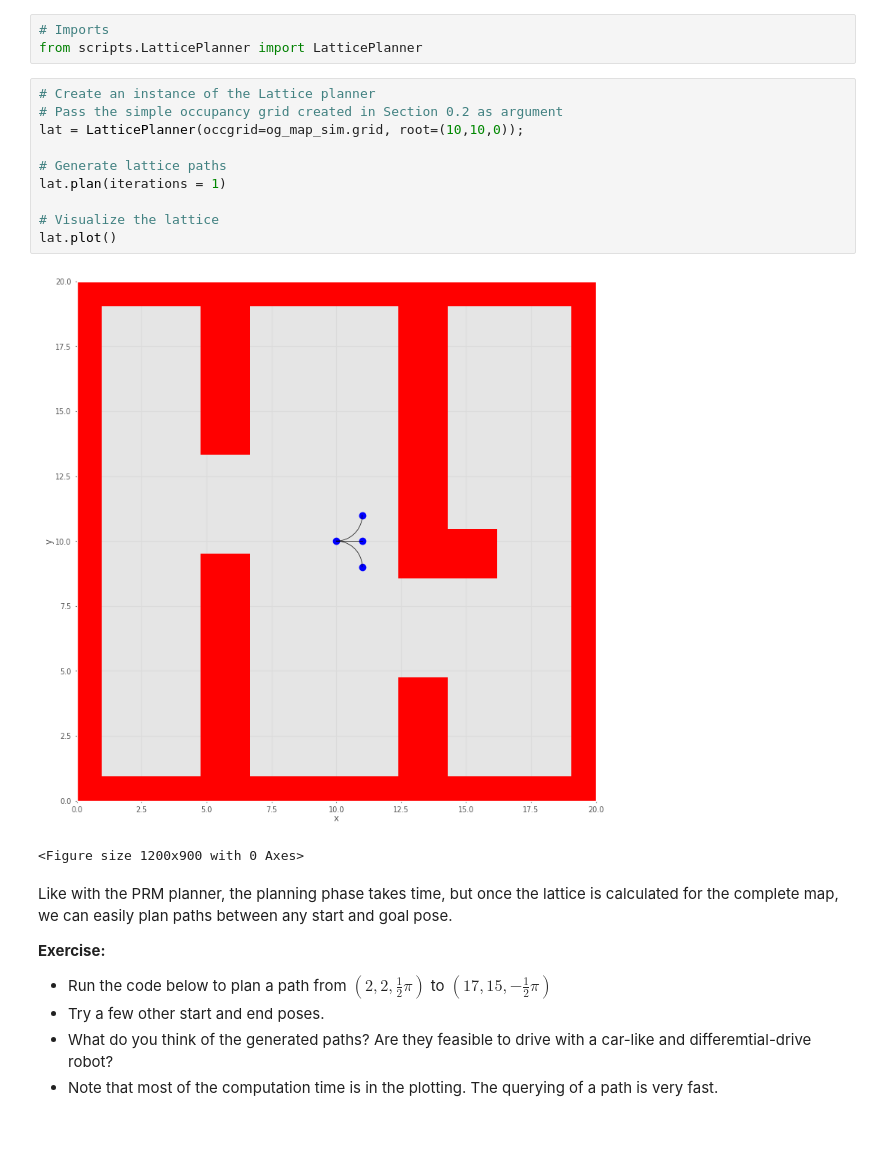
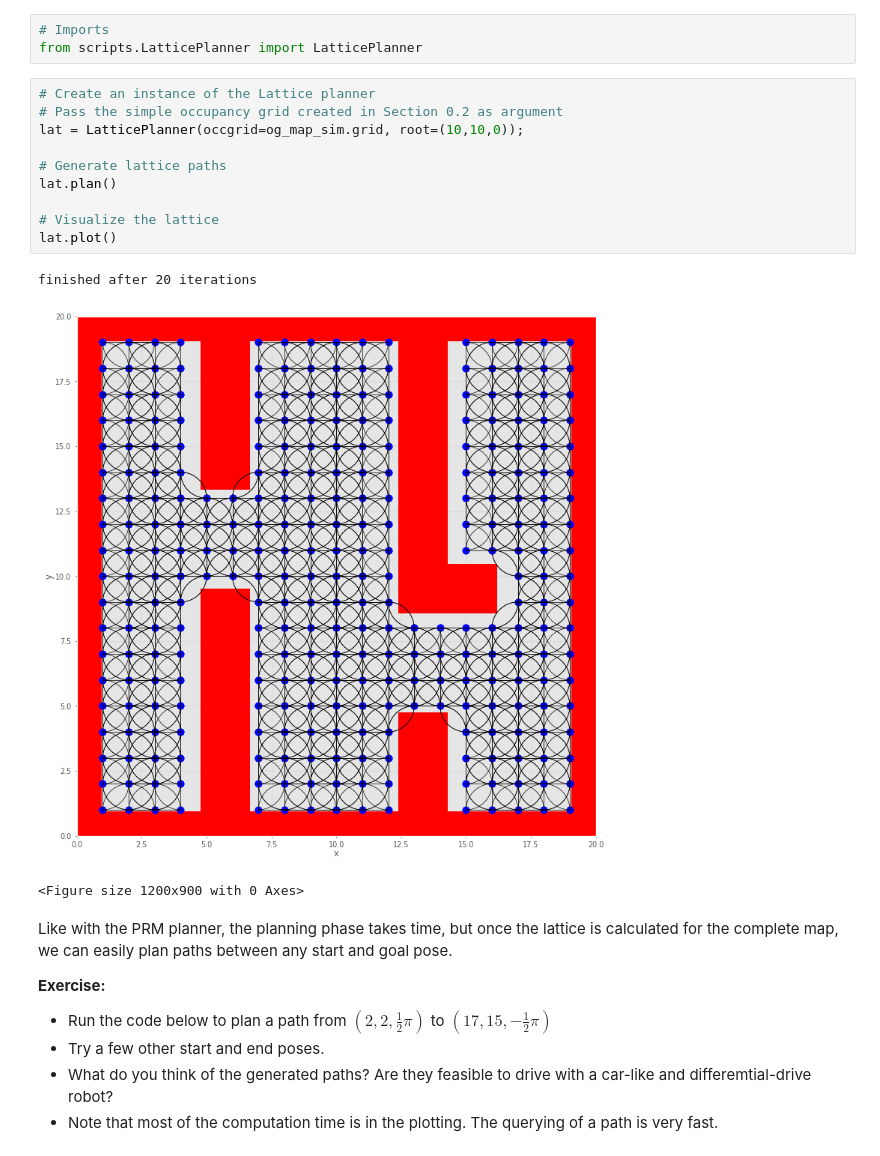
Before and after one commit to loganrower/FTE-Mobile_Robotics, a Jupyter notebook: Week3/t06_map_based_planning.ipynb, the cells around one changed output. Saved outputs shown, nothing was run; the diff lists cells and outputs as text.

```diff
--- a/Week3/t06_map_based_planning.ipynb
+++ b/Week3/t06_map_based_planning.ipynb
@@ -757,16 +782,17 @@ from scripts.LatticePlanner import LatticePlanner
 # %%
 # Create an instance of the Lattice planner
 # Pass the simple occupancy grid created in Section 0.2 as argument
 lat = LatticePlanner(occgrid=og_map_sim.grid, root=(10,10,0));
 
 # Generate lattice paths
-lat.plan(iterations = 1)
+lat.plan()
 
 # Visualize the lattice
 lat.plot()
 # %% [output]
+finished after 20 iterations
-[figure, old version]
+[figure, new version]
-<Figure size 1200x900 with 0 Axes>
+<Figure size 1200x900 with 0 Axes>
 # %% [markdown]
 Like with the PRM planner, the planning phase takes time, but once the lattice is calculated for the complete map, we can easily plan paths between any start and goal pose.
 
```
Also changed, not shown: parts of 7 cells of this notebook.
